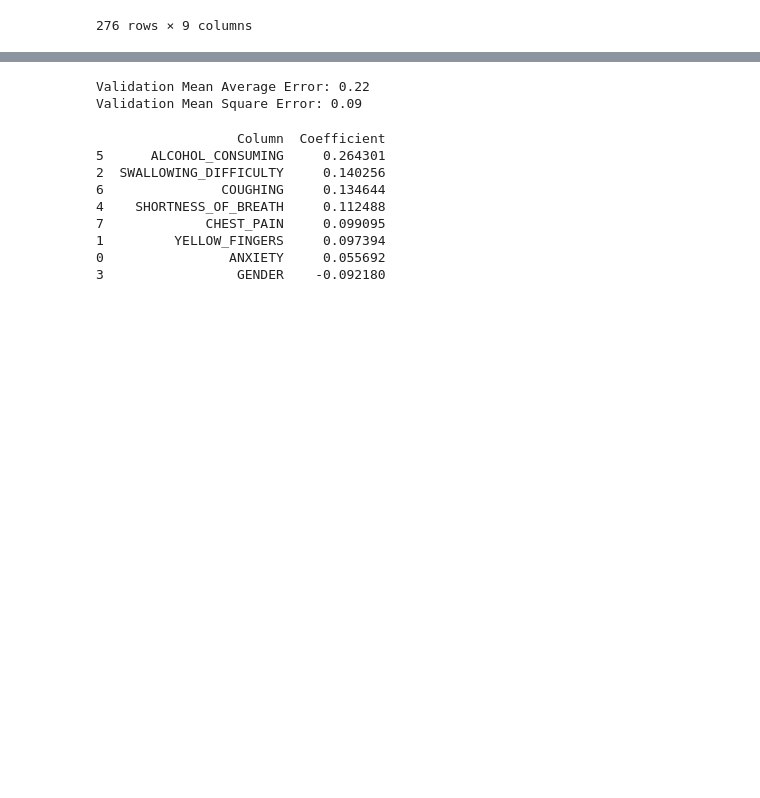
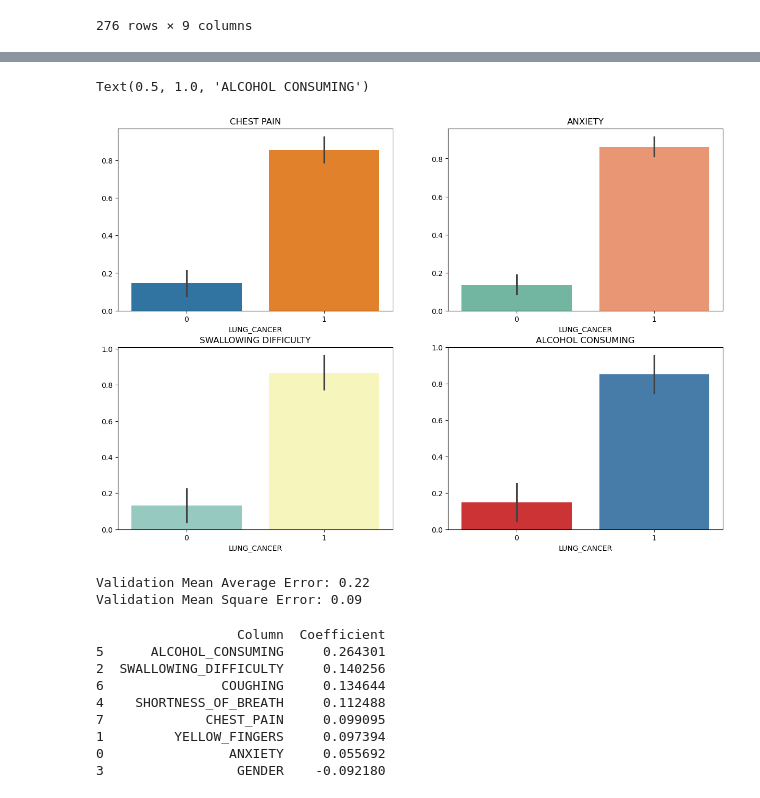
Before and after one commit to RaghavanK/final-capstone, a Jupyter notebook: capstone.ipynb, the cells around one changed output, grey strips where cells are left out. Drawn from its saved outputs; the diff is of its cells as text; code cells hidden in the pictures; blank space fills up the shorter version.

```diff
--- a/capstone.ipynb
+++ b/capstone.ipynb
@@ -158,6 +157,24 @@ df_new.corr()
 | COUGHING | -0.218843 | 0.020803 | -0.136885 | 0.120228 | 0.284968 | 0.198023 | ... |
 | CHEST_PAIN | -0.123182 | -0.099169 | 0.102674 | 0.361547 | 0.044029 | 0.310767 | ... |
 | LUNG_CANCER | 0.144322 | 0.189192 | 0.268940 | 0.053666 | 0.064407 | 0.294422 | ... |
+# %%
+# Subplotting lung cancer presence on various factors
+f, axes = plt.subplots(2, 2, figsize=(15, 10), sharey=False)
+df_0=df.groupby('CHEST_PAIN')['LUNG_CANCER'].value_counts(normalize=True).unstack()
+sns.barplot(df_0, ax=axes[0][0])
+axes[0][0].set_title('CHEST PAIN')
+df_1=df.groupby('ANXIETY')['LUNG_CANCER'].value_counts(normalize=True).unstack()
+sns.barplot(df_1, ax=axes[0][1], palette = "Set2")
+axes[0][1].set_title('ANXIETY')
+df_2=df.groupby('SWALLOWING_DIFFICULTY')['LUNG_CANCER'].value_counts(normalize=True).unstack()
+sns.barplot(df_2, ax=axes[1][0], palette = "Set3")
+axes[1][0].set_title('SWALLOWING DIFFICULTY')
+df_3=df.groupby('ALCOHOL CONSUMING')['LUNG_CANCER'].value_counts(normalize=True).unstack()
+sns.barplot(df_3, ax=axes[1][1], palette = "Set1")
+axes[1][1].set_title('ALCOHOL CONSUMING')
+# %% [output]
+Text(0.5, 1.0, 'ALCOHOL CONSUMING')
+[figure, added]
 # %%
 #Splitting data for training and testing
 
```
Also changed, not shown: parts of 2 cells of this notebook.
